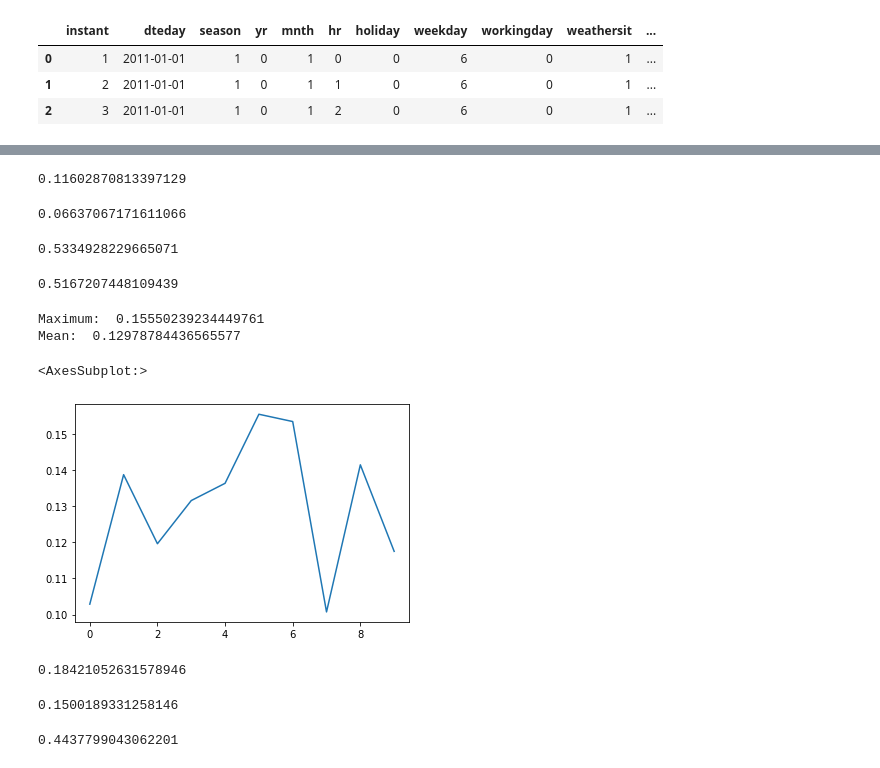
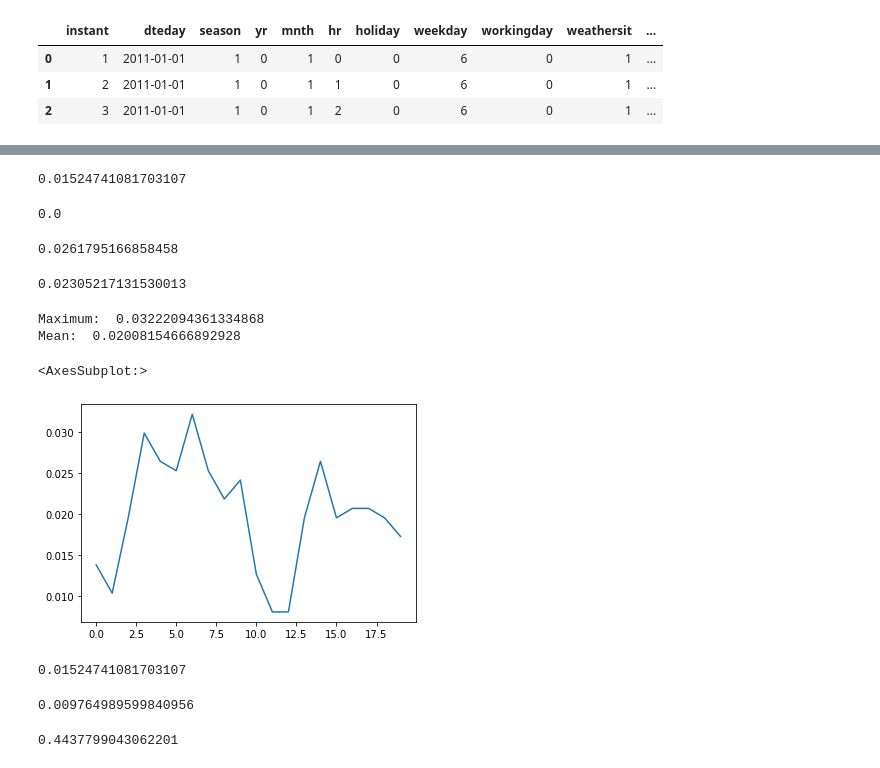
Before and after one commit to DJ1070/Bike-Sharing, a Jupyter notebook: ml_model.ipynb, the cells around one changed output, grey strips where cells are left out. Saved outputs shown, nothing was run; the diff lists cells and outputs as text; code cells hidden in the pictures.

```diff
--- a/ml_model.ipynb
+++ b/ml_model.ipynb
@@ -26,0 +31,3 @@ df.head(3)
+# %%
+df.dteday = pd.to_datetime(df.dteday, yearfirst=True)
+df.dteday = df.dteday.apply(lambda x: x.toordinal())
@@ -27,11 +50,12 @@ df.head(3)
+# %%
+X = df.drop(['instant', 'casual', 'registered', 'cnt'], axis = 1)
+y = df['cnt']
+y = np.array(y)
 # %%
-X = df.drop(['casual', 'registered', 'cnt'], axis = 1)
-y = df.['cnt']
-y = np.array(y)
+# Scaling
+#X_scaled = StandardScaler().fit_transform(X)
 
- Scaling
-X_scaled = StandardScaler().fit_transform(X)
-X_train, X_test, y_train, y_test = train_test_split(X_scaled, y, test_size = 0.2, random_state = 3)
+X_train, X_test, y_train, y_test = train_test_split(X, y, test_size = 0.2, random_state = 3)
 # %%
 # Logistic Regression
 model_lr = LogisticRegression().fit(X_train, y_train)
@@ -39,12 +63,12 @@ model_lr_prediction = model_lr.predict(X_test)
 lr_accuracy = accuracy_score(y_test, model_lr_prediction)
 lr_accuracy
 # %% [output]
-0.11602870813397129
+0.01524741081703107
 # %%
 kappa_lr = cohen_kappa_score(y_test, model_lr_prediction)
-kappa
+kappa_lr
 # %% [output]
-0.06637067171611066
+0.0
 # %%
 # Decision Tree
 model_dt = tree.DecisionTreeClassifier().fit(X_train, y_train)
@@ -52,25 +76,25 @@ model_dt_prediction = model_dt.predict(X_test)
 dt_accuracy = accuracy_score(y_test, model_dt_prediction)
 dt_accuracy
 # %% [output]
-0.5334928229665071
+0.0261795166858458
 # %%
 kappa_dt = cohen_kappa_score(y_test, model_dt_prediction)
 kappa_dt
 # %% [output]
-0.5167207448109439
+0.02305217131530013
 # %%
 # K-Fold DecisionTree
-dt_plot = cross_val_score(tree.DecisionTreeClassifier(max_depth = 7), X, y, cv=10)
+dt_plot = cross_val_score(tree.DecisionTreeClassifier(max_depth = 5), X, y, cv=20)
 print('Maximum: ', dt_plot.max())
 #cvs_dt = cross_val_score(tree.DecisionTreeClassifier(max_depth = 7), X, y, cv=10).mean()
 print('Mean: ', dt_plot.mean())
 dt_plot = pd.Series(dt_plot)
 dt_plot.plot()
 # %% [output]
-Maximum:  0.15550239234449761
-Mean:  0.12978784436565577
+Maximum:  0.03222094361334868
+Mean:  0.02008154666892928
 <AxesSubplot:>
-[figure, old version]
+[figure, new version]
 # %%
 # KNN
 model_knn = KNeighborsClassifier(n_neighbors = 15, metric = 'minkowski', p = 2).fit(X_train, y_train)
@@ -78,12 +102,12 @@ model_knn_prediction = model_knn.predict(X_test)
 knn_accuracy = accuracy_score(y_test, model_knn_prediction)
 knn_accuracy
 # %% [output]
-0.18421052631578946
+0.01524741081703107
 # %%
 kappa_knn = cohen_kappa_score(y_test, model_knn_prediction)
 kappa_knn
 # %% [output]
-0.1500189331258146
+0.009764989599840956
 # %%
 # SVM
 model_svm = SVC(kernel='linear').fit(X_train, y_train)
```
Also changed, not shown: parts of 16 cells of this notebook.
